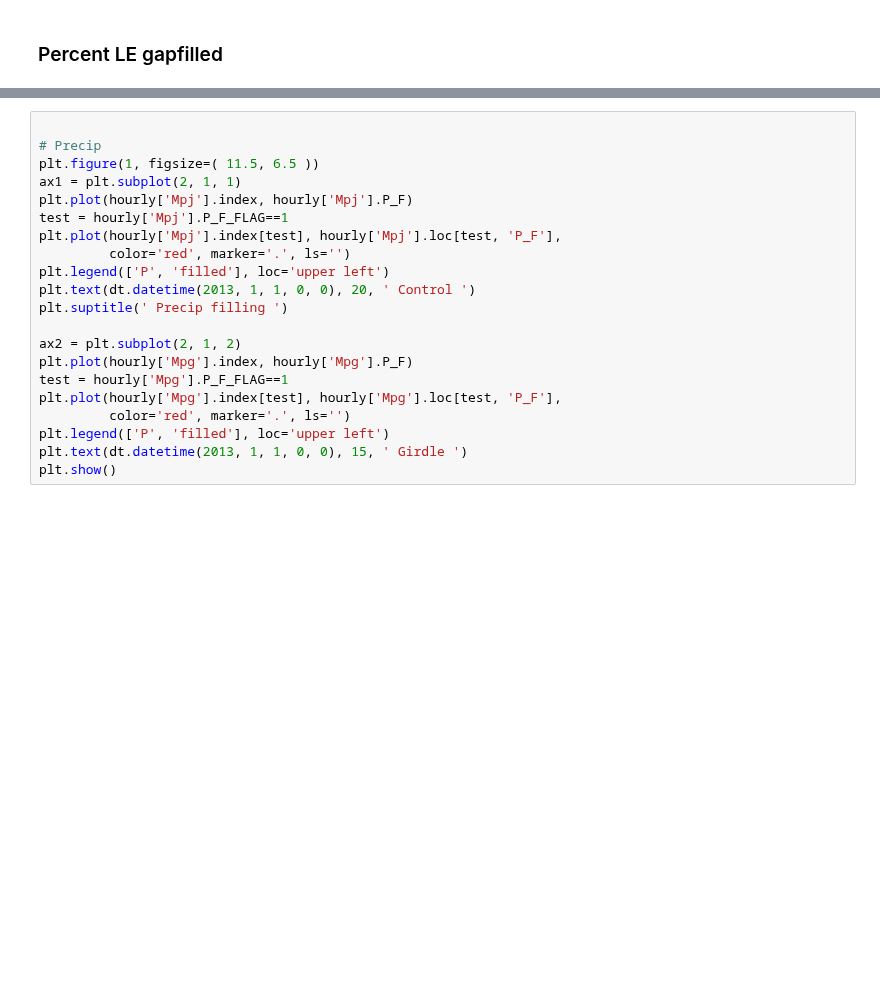
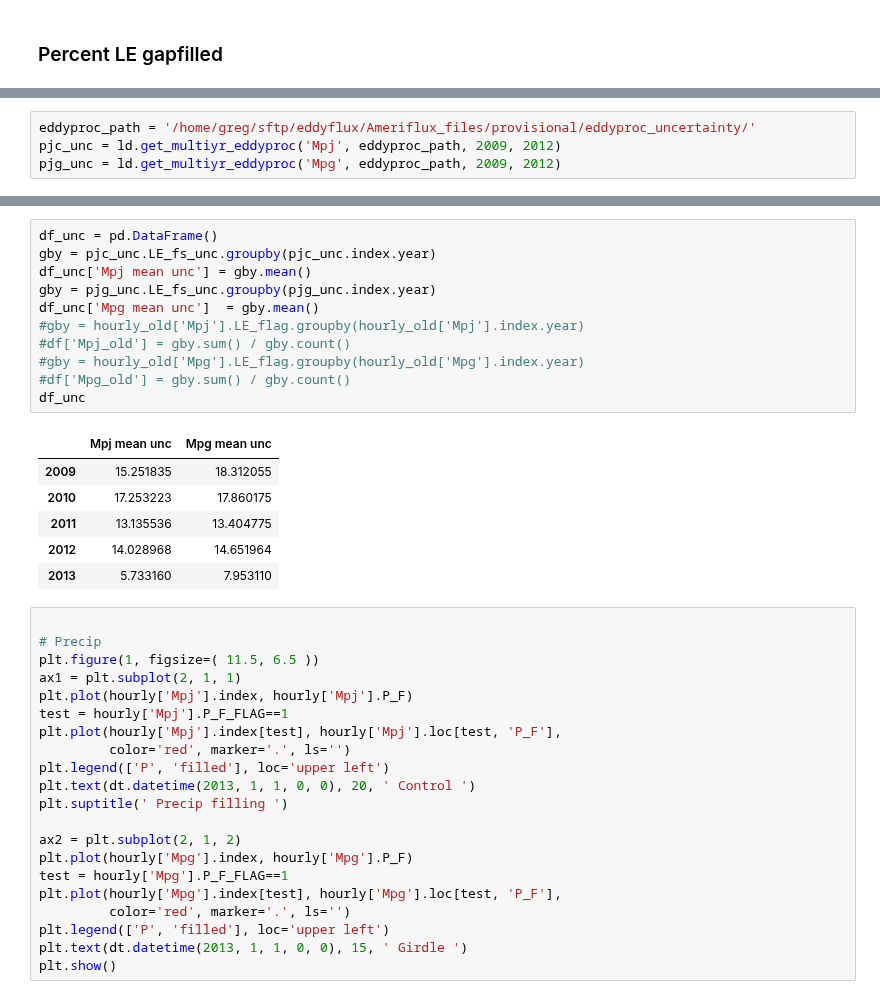
Before and after one commit to gremau/NMEG_miscellany, a Jupyter notebook: jupyter/laura_vs_greg.ipynb, the cells around one changed output, grey strips where cells are left out. Cells and saved outputs as stored; diff of their text form; blank space fills up the shorter version.

```diff
--- a/jupyter/laura_vs_greg.ipynb
+++ b/jupyter/laura_vs_greg.ipynb
@@ -285,0 +369,4 @@ df
+# %%
+eddyproc_path = '/home/greg/sftp/eddyflux/Ameriflux_files/provisional/eddyproc_uncertainty/'
+pjc_unc = ld.get_multiyr_eddyproc('Mpj', eddyproc_path, 2009, 2012)
+pjg_unc = ld.get_multiyr_eddyproc('Mpg', eddyproc_path, 2009, 2012)
@@ -286,3 +382,21 @@ df
+# %%
+df_unc = pd.DataFrame()
+gby = pjc_unc.LE_fs_unc.groupby(pjc_unc.index.year)
+df_unc['Mpj mean unc'] = gby.mean()
+gby = pjg_unc.LE_fs_unc.groupby(pjg_unc.index.year)
+df_unc['Mpg mean unc']  = gby.mean()
+#gby = hourly_old['Mpj'].LE_flag.groupby(hourly_old['Mpj'].index.year)
+#df['Mpj_old'] = gby.sum() / gby.count()
+#gby = hourly_old['Mpg'].LE_flag.groupby(hourly_old['Mpg'].index.year)
+#df['Mpg_old'] = gby.sum() / gby.count()
+df_unc
+# %% [output]
+|  | Mpj mean unc | Mpg mean unc |
+| 2009 | 15.251835 | 18.312055 |
+| 2010 | 17.253223 | 17.860175 |
+| 2011 | 13.135536 | 13.404775 |
+| 2012 | 14.028968 | 14.651964 |
+| 2013 | 5.733160 | 7.953110 |
 # %%
 
 # Precip
```
Also changed, not shown: parts of 14 cells of this notebook.
